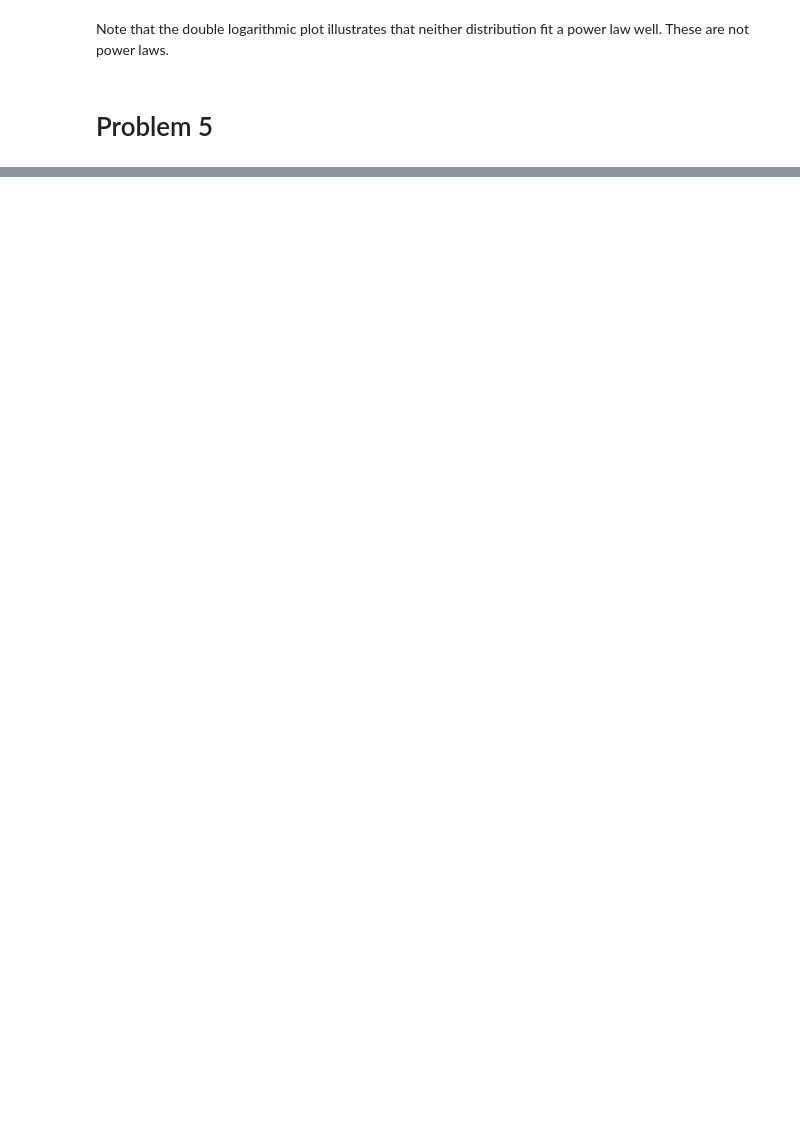
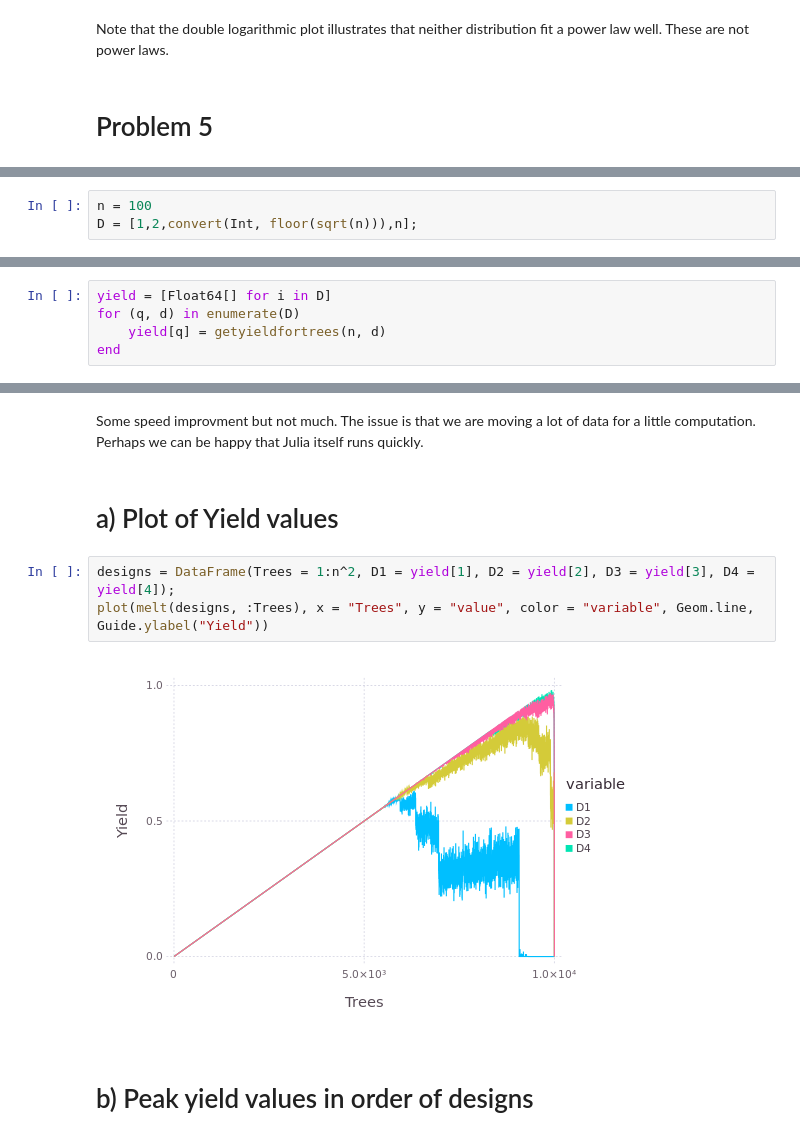
Before and after one commit to cfusting/ijulianotebooks, a Jupyter notebook: forest.ipynb, the cells around one changed output, grey strips where cells are left out. Drawn from its saved outputs; the diff is of its cells as text; blank space fills up the shorter version.

```diff
--- a/forest.ipynb
+++ b/forest.ipynb
@@ -238,0 +302,3 @@ n = 100
+# %%
+n = 100
+D = [1,2,convert(Int, floor(sqrt(n))),n];
@@ -276,0 +444,5 @@ Base.linspace(start, stop, n)
+# %%
+yield = [Float64[] for i in D]
+for (q, d) in enumerate(D)
+    yield[q] = getyieldfortrees(n, d)
+end
@@ -276,0 +486,11 @@ Base.linspace(start, stop, n)
+# %% [markdown]
+Some speed improvment but not much. The issue is that we are moving a lot of data for a little computation. Perhaps we can be happy that Julia itself runs quickly.
+# %% [markdown]
+# a) Plot of Yield values
+# %%
+designs = DataFrame(Trees = 1:n^2, D1 = yield[1], D2 = yield[2], D3 = yield[3], D4 = yield[4]);
+plot(melt(designs, :Trees), x = "Trees", y = "value", color = "variable", Geom.line, Guide.ylabel("Yield"))
+# %% [output]
+[figure, added]
+# %% [markdown]
+# b) Peak yield values in order of designs
```
Also changed, not shown: parts of 62 cells of this notebook.
